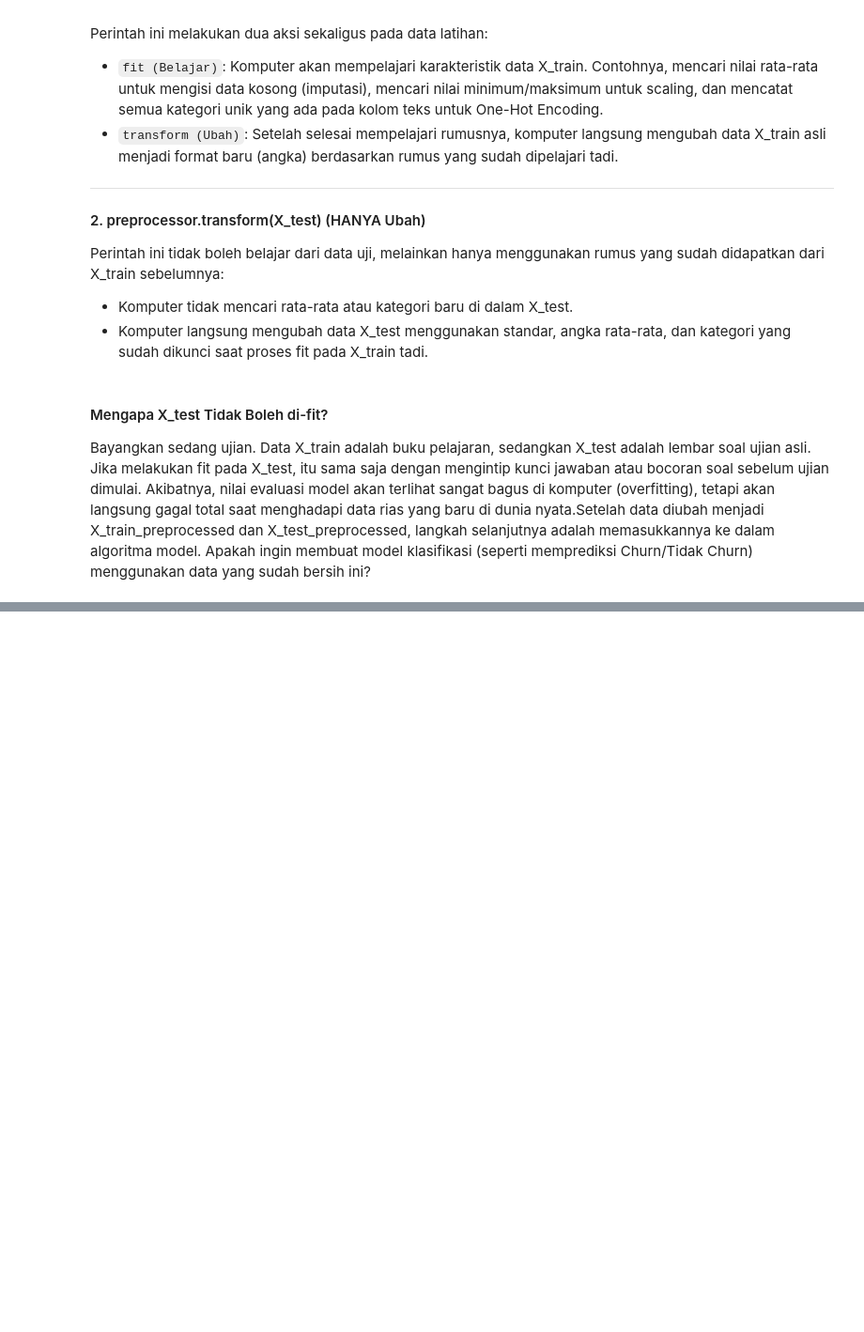
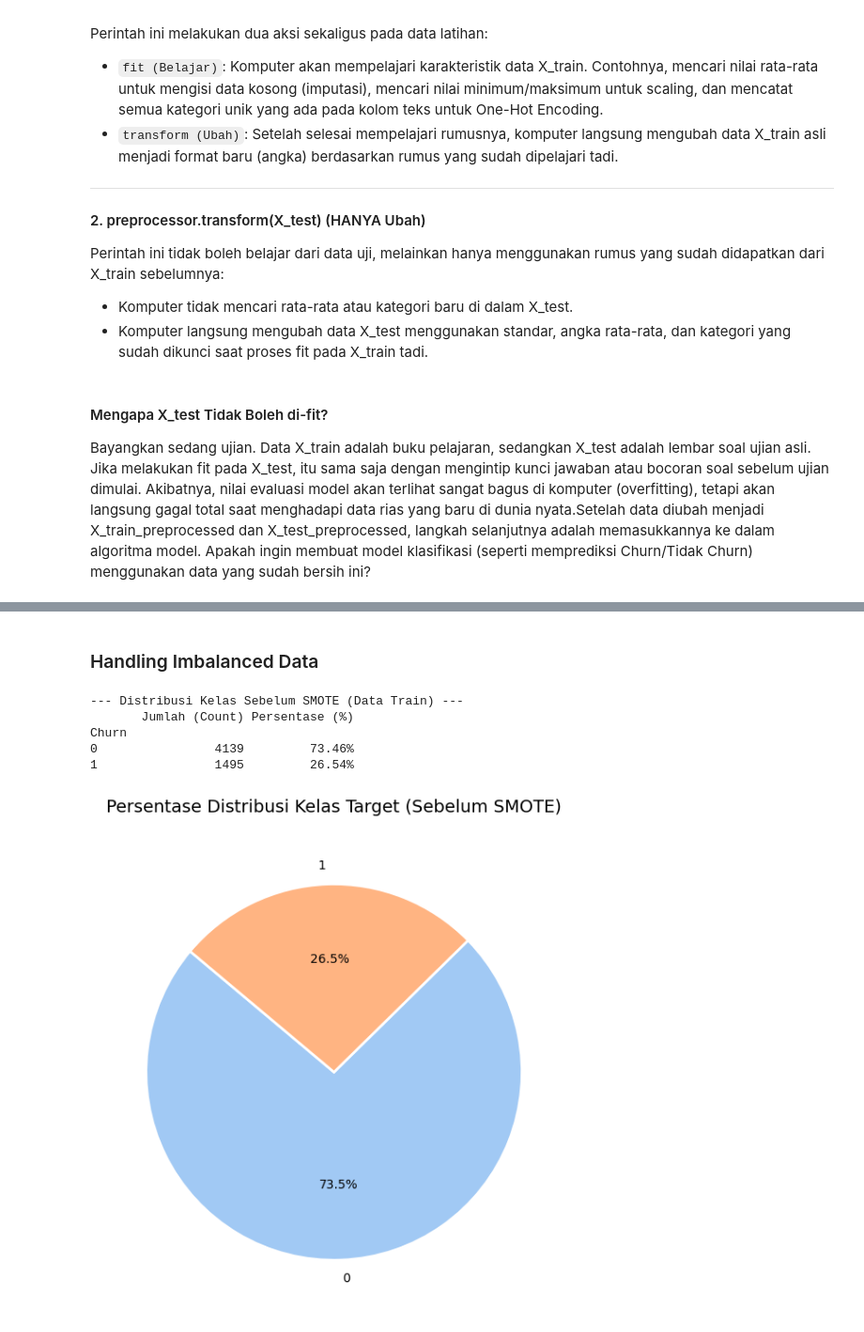
Before and after one commit to mherlypratama/Churn-Prediction, a Jupyter notebook: Scripts/ChurnPrediction.ipynb, the cells around one changed output, grey strips where cells are left out. Shown at 94% size. Saved outputs shown, nothing was run; the diff lists cells and outputs as text; code cells hidden in the pictures; blank space fills up the shorter version.

```diff
--- a/Scripts/ChurnPrediction.ipynb
+++ b/Scripts/ChurnPrediction.ipynb
@@ -257,0 +307,50 @@ X_test_ready = pd.DataFrame(X_test_preprocessed, columns=all_feature_names)
+# %% [markdown]
+### Handling Imbalanced Data
+# %%
+print("\n--- Distribusi Kelas Sebelum SMOTE (Data Train) ---")
+
+# Menghitung jumlah (count) dan persentase
+counts = y_train.value_counts()
+percentages = y_train.value_counts(normalize=True) * 100
+
+# Menggabungkan hasil ke dalam sebuah DataFrame (Tabel)
+df_distribusi = pd.DataFrame({
+    'Jumlah (Count)': counts,
+    'Persentase (%)': percentages
+})
+
+# Mengatur format persentase agar hanya menampilkan 2 angka di belakang koma
+df_distribusi['Persentase (%)'] = df_distribusi['Persentase (%)'].map('{:.2f}%'.format)
+
+# Menampilkan tabel
+print(df_distribusi)
+# %% [output]
+--- Distribusi Kelas Sebelum SMOTE (Data Train) ---
+       Jumlah (Count) Persentase (%)
+Churn
+0                4139         73.46%
+1                1495         26.54%
+# %%
+# Mengambil data untuk Pie Chart
+class_counts = y_train.value_counts()
+class_labels = class_counts.index
+
+# Mengatur warna agar visualisasi lebih menarik
+colors = sns.color_palette('pastel')[0:len(class_labels)]
+
+# Membuat visualisasi Pie Chart
+plt.figure(figsize=(6, 6))
+plt.pie(
+    class_counts,
+    labels=class_labels,
+    autopct='%1.1f%%',       # Menampilkan persentase dengan 1 angka di belakang koma
+    startangle=140,          # Memutar sudut mulai agar grafik lebih proporsional
+    colors=colors,
+    wedgeprops={'edgecolor': 'white', 'linewidth': 2} # Memberi garis pembatas antar potongan
+)
+
+plt.title('Persentase Distribusi Kelas Target (Sebelum SMOTE)', fontsize=14, pad=20)
+plt.tight_layout()
+plt.show()
+# %% [output]
+[figure, added]
```
Also changed, not shown: parts of 26 cells of this notebook.
